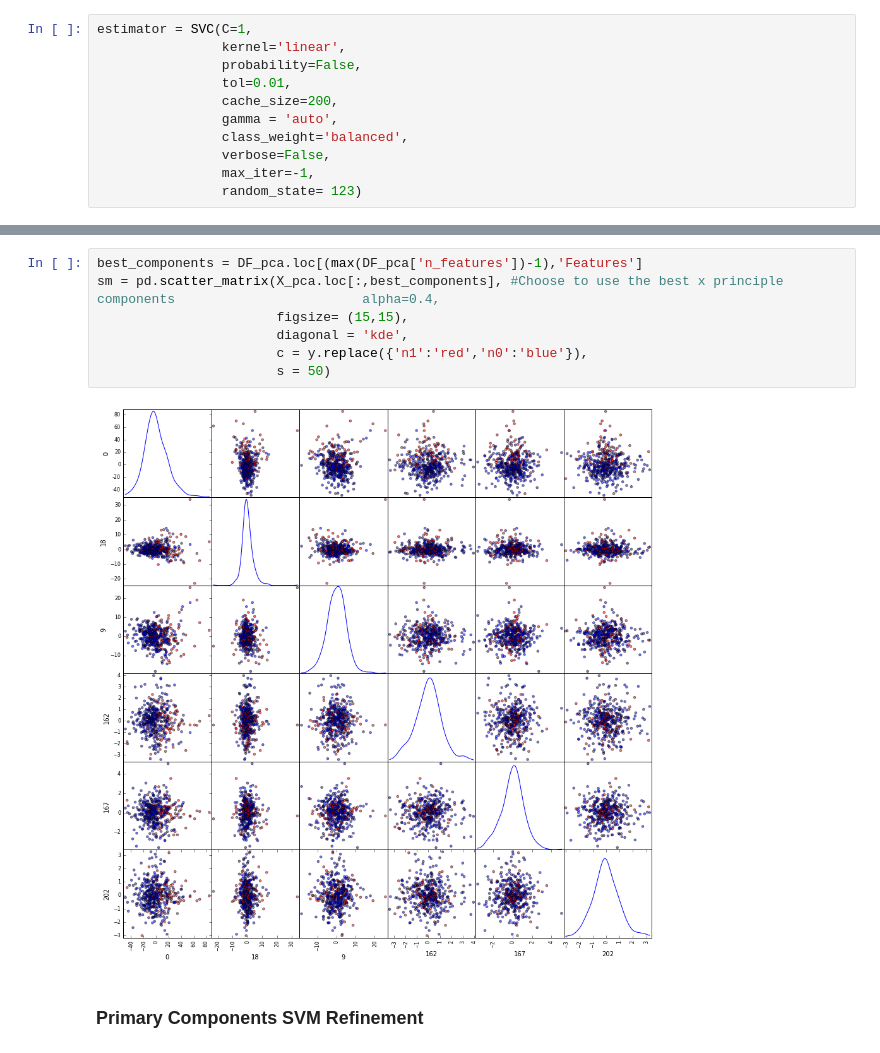
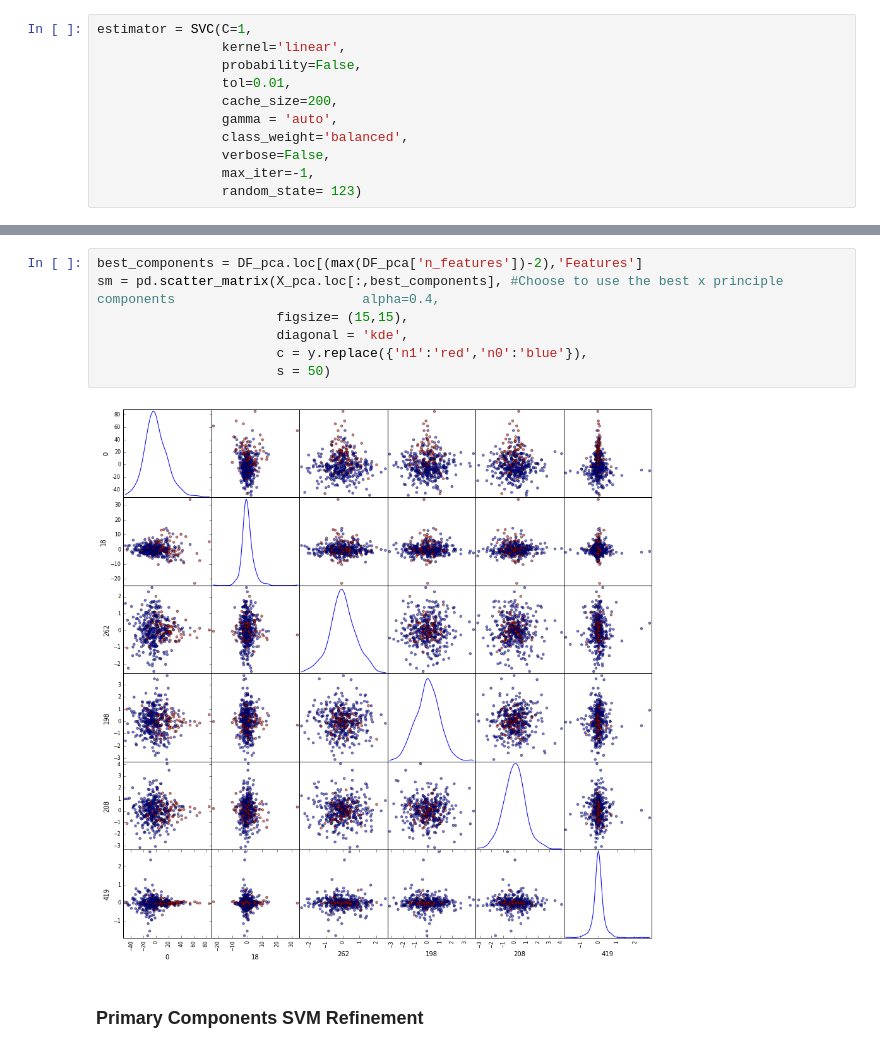
Before and after one commit to CCThompson82/Prostate_metastasis, a Jupyter notebook: PCa_Metastasis.ipynb, the cells around one changed output, grey strips where cells are left out. Drawn from its saved outputs; the diff is of its cells as text.

```diff
--- a/PCa_Metastasis.ipynb
+++ b/PCa_Metastasis.ipynb
@@ -465,12 +467,12 @@ F2 Score Gain: 0.0077221252614
 # %%
-best_components = DF_pca.loc[(max(DF_pca['n_features'])-1),'Features']
+best_components = DF_pca.loc[(max(DF_pca['n_features'])-2),'Features']
 sm = pd.scatter_matrix(X_pca.loc[:,best_components], #Choose to use the best x principle components                        alpha=0.4,
                        figsize= (15,15),
                        diagonal = 'kde',
                        c = y.replace({'n1':'red','n0':'blue'}),
                        s = 50)
 # %% [output]
-[figure, old version]
+[figure, new version]
 # %% [markdown]
 ### Primary Components SVM Refinement
 # %%
```
Also changed, not shown: parts of 20 cells of this notebook.
